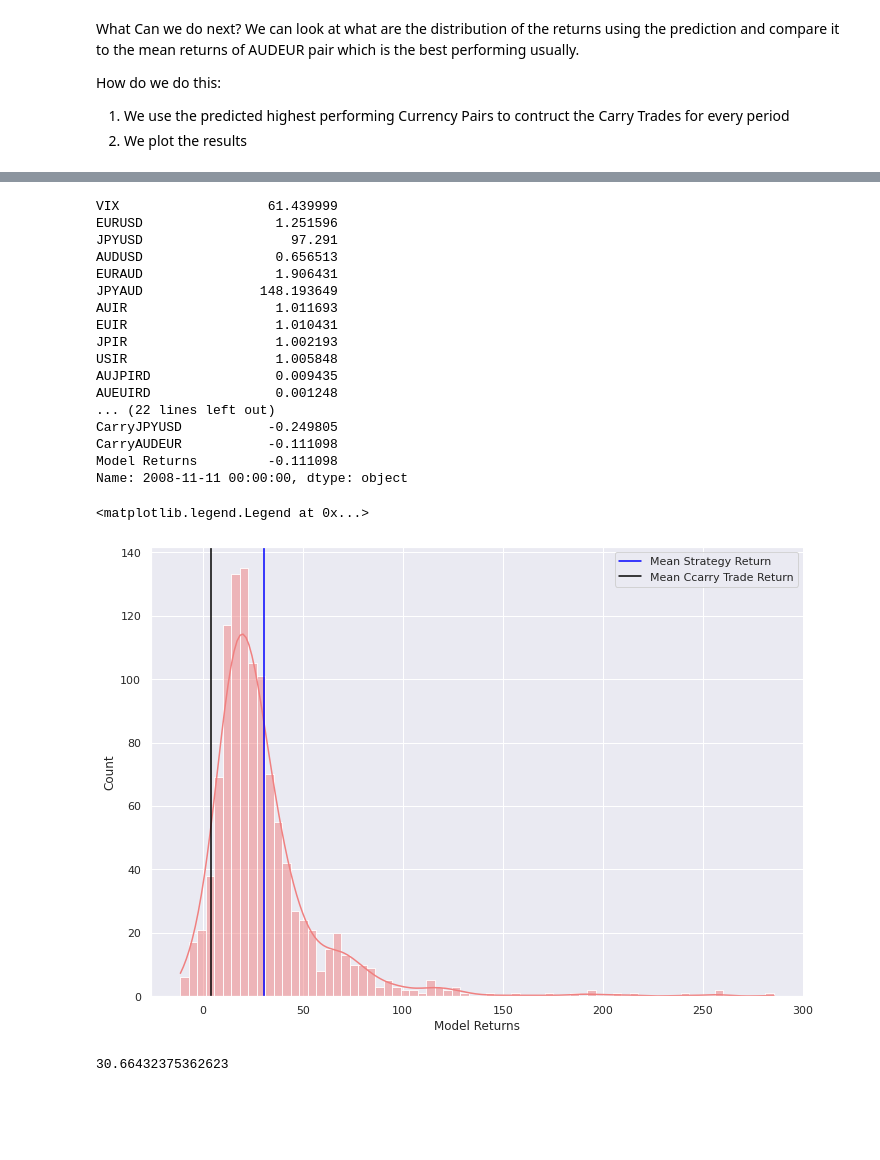
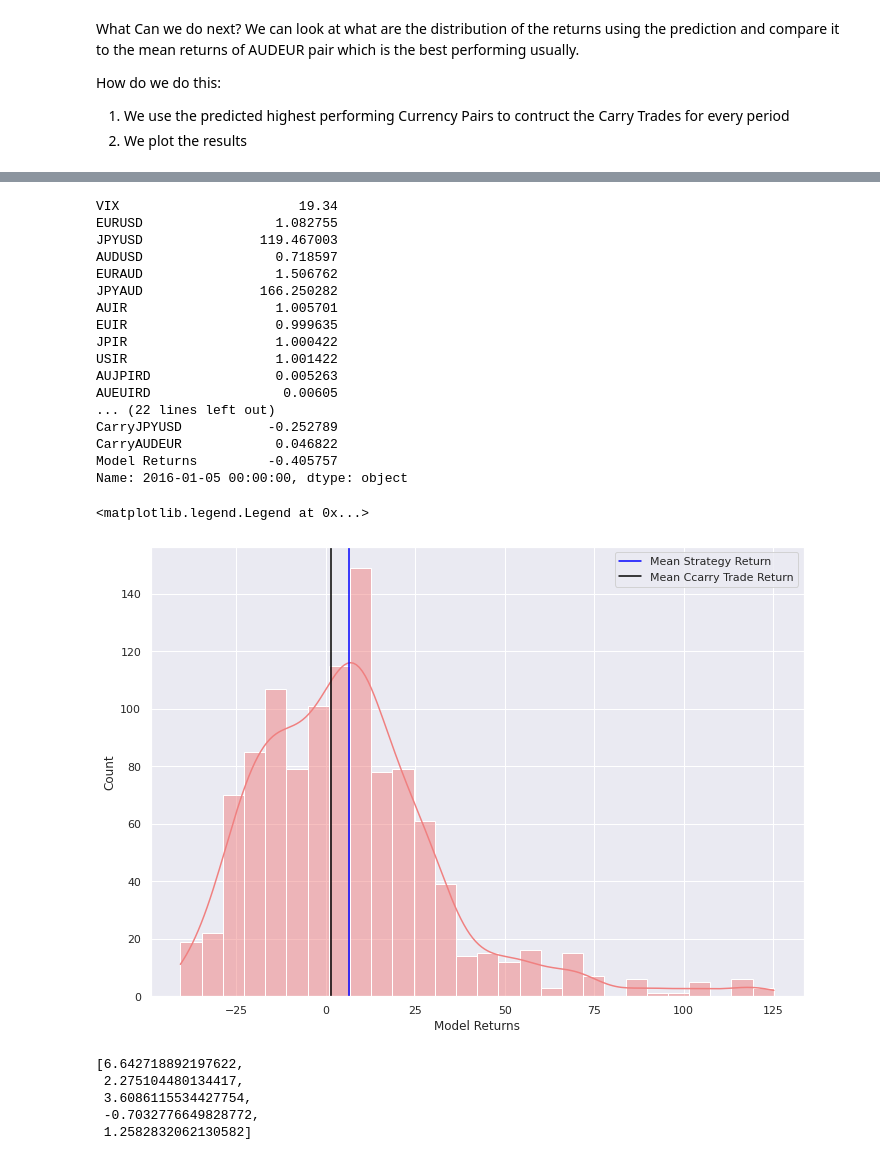
Before and after one commit to mickeymou5e/PredictingCarryTradeSecurities, a Jupyter notebook: Big_data_Data_Cleaning.ipynb, the cells around one changed output, grey strips where cells are left out. Cells and saved outputs as stored; diff of their text form; code cells hidden in the pictures; blank space fills up the shorter version.

```diff
--- a/Big_data_Data_Cleaning.ipynb
+++ b/Big_data_Data_Cleaning.ipynb
@@ -204,7 +225,7 @@ class DataFrameObj:
     self.df.index.date
     self.idx = pd.date_range(self.df.index[0], self.df.index[-1])
     self.df.index.date
-    self.df = self.df.reindex(idx, method= "ffill")
+    self.df = self.df.reindex(self.idx, method= "ffill")
 # %%
 df_temp = DataFrameObj(df_IR)
 df_temp.SetDateasIDX("DATE")
@@ -409,5 +430,5 @@ for col in cats:  # Encoding, if you want to skip this part you can use CatBoost
    X[col] = X[col].astype('category') #using an ordinal encoder, not sure if the order of the data will matter (we will be adding features until the very last day) so incase it does (feel free to use OHE if you are more comfortable)
 
 #X_train, X_test, y_train, y_test = train_test_split(X, y_encoded, random_state=1, stratify=y_encoded)
-X_train, X_test, y_train, y_test = train_test_split(X, y_encoded, random_state=1)
+X_train, X_test, y_train, y_test = train_test_split(X, y_encoded, random_state=1,shuffle=False)
 # %%
@@ -581,34 +595,43 @@ dfResults["Model Returns"] = dfResults.apply(lambda x: ReturnsPrediction(x), axi
 # %%
 dfResults.loc[dfResults["Model Returns"].idxmin()]
 # %% [output]
-VIX                   61.439999
-EURUSD                 1.251596
-JPYUSD                   97.291
-AUDUSD                 0.656513
-EURAUD                 1.906431
-JPYAUD               148.193649
-AUIR                   1.011693
-EUIR                   1.010431
-JPIR                   1.002193
-USIR                   1.005848
-AUJPIRD                0.009435
-AUEUIRD                0.001248
+VIX                       19.34
+EURUSD                 1.082755
+JPYUSD               119.467003
+AUDUSD                 0.718597
+EURAUD                 1.506762
+JPYAUD               166.250282
+AUIR                   1.005701
+EUIR                   0.999635
+JPIR                   1.000422
+USIR                   1.001422
+AUJPIRD                0.005263
+AUEUIRD                 0.00605
 ... (22 lines left out)
-CarryJPYUSD           -0.249805
-CarryAUDEUR           -0.111098
-Model Returns         -0.111098
-Name: 2008-11-11 00:00:00, dtype: object
+CarryJPYUSD           -0.252789
+CarryAUDEUR            0.046822
+Model Returns         -0.405757
+Name: 2016-01-05 00:00:00, dtype: object
 # %%
 dfResults["Mean Return"] = dfResults[['CarryJPYAUD','CarryUSDEUR',"CarryJPYUSD","CarryAUDEUR"]].mean(axis=1)*100
 sns.set(rc={'figure.figsize':(11.7,8.27)})
 sns.histplot(data=dfResults["Model Returns"]*100,color = "lightcoral",kde = True)
 plt.axvline(x=dfResults["Model Returns"].mean()*100, color='blue',label = "Mean Strategy Return")
-plt.axvline(x=dfResults["Mean Return"].mean(), color='black',label = "Mean Ccarry Trade Return")
+plt.axvline(x=dfResults["Mean Return"].mean(), color='black',label = "Mean Carry Trade Return")
 plt.legend()
 # %% [output]
 <matplotlib.legend.Legend at 0x...>
-[figure, old version]
+[figure, new version]
-# %%
-dfResults["Model Returns"].mean()*100
-# %% [output]
-30.66432375362623
+# %%
+list_returns = [dfResults["Model Returns"].mean()*100,
+dfResults["CarryJPYAUD"].mean()*100,
+dfResults["CarryUSDEUR"].mean()*100,
+dfResults["CarryJPYUSD"].mean()*100,
+dfResults["CarryAUDEUR"].mean()*100]
+list_returns
+# %% [output]
+[6.642718892197622,
+ 2.275104480134417,
+ 3.6086115534427754,
+ -0.7032776649828772,
+ 1.2582832062130582]
```
Also changed, not shown: parts of 40 cells of this notebook.
